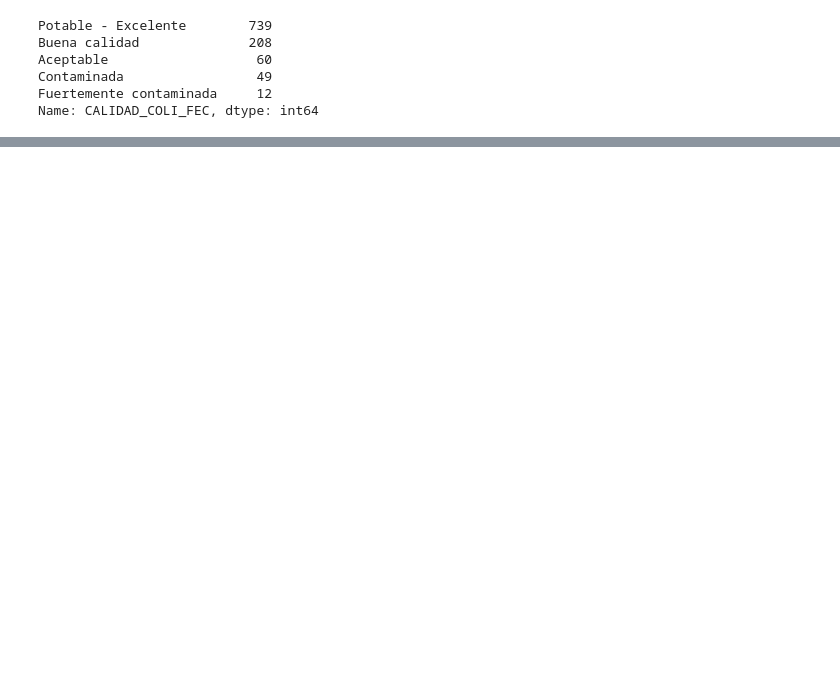
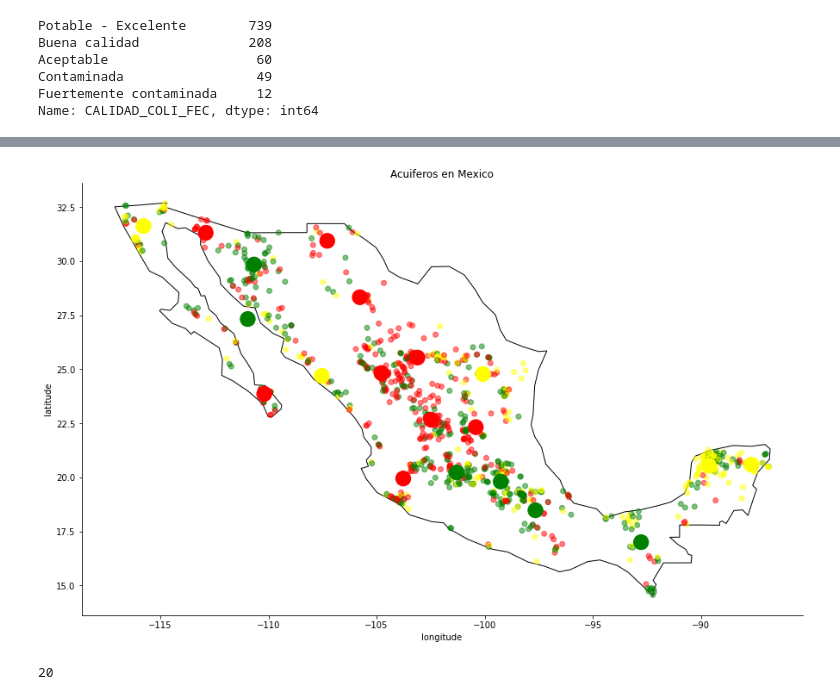
Before and after one commit to PosgradoMNA/actividades-del-projecto-equipo_32, a Jupyter notebook: Aguas_profundas_del_MNA.ipynb, the cells around one changed output, grey strips where cells are left out. Cells and saved outputs as stored; diff of their text form; code cells hidden in the pictures; blank space fills up the shorter version.

```diff
--- a/Aguas_profundas_del_MNA.ipynb
+++ b/Aguas_profundas_del_MNA.ipynb
@@ -840,0 +890,3 @@ df_limpio_ASubterraneas["SEMAFORO_Type"].unique()
+# %%
+nuevo_dataset = puntos_en_mapa[puntos_en_mapa.CLUSTER == 0].copy()
+nuevo_dataset.shape
@@ -840,0 +915,4 @@ df_limpio_ASubterraneas["SEMAFORO_Type"].unique()
+# %%
+#AHora sumamos la clumna de moda por cluster al data set de clusters
+puntos_centroides['MODA'] = lista_de_modas
+puntos_centroides
@@ -840,0 +953,12 @@ df_limpio_ASubterraneas["SEMAFORO_Type"].unique()
+# %%
+lista_gringa_individual = []
+
+for i in range(0,1068):
+  if puntos_en_mapa.COLOR[i] == 'Verde':
+    lista_gringa_individual.append('green')
+  if puntos_en_mapa.COLOR[i] == 'Rojo':
+    lista_gringa_individual.append('red')
+  if puntos_en_mapa.COLOR[i] == 'Amarillo':
+    lista_gringa_individual.append('yellow')
+
+len(lista_gringa_individual)
@@ -840,0 +988,30 @@ df_limpio_ASubterraneas["SEMAFORO_Type"].unique()
+# %%
+#Vamos aplotear los centroides
+
+fig, gax = plt.subplots(figsize=(15,10))
+#colores = ['red','yellow','green','red','yellow','green','red','yellow','green','red','yellow','green','red','yellow','green','red','yellow','green','red','yellow']
+color_asig = []
+color_individual = puntos_en_mapa['COLOR']
+
+for row in range(0,len(lista_gringa)):
+  color_asig.append(lista_gringa[row])
+
+world.query("name == 'Mexico'").plot(ax = gax, edgecolor='black', color='white') #filtramos por pais
+
+puntos_en_mapa.plot(ax=gax, color=lista_gringa_individual, alpha = 0.5)
+puntos_centroides.plot(ax=gax, color=color_asig, alpha = 1, markersize = 300)
+
+gax.set_xlabel('longitude')
+gax.set_ylabel('latitude')
+gax.set_title('Acuiferos en Mexico')
+
+gax.spines['top'].set_visible(False)
+gax.spines['right'].set_visible(False)
+
+plt.show()
+# %% [output]
+[figure, added]
+# %%
+len(color_asig)
+# %% [output]
+20
```
Also changed, not shown: parts of 20 cells of this notebook.
